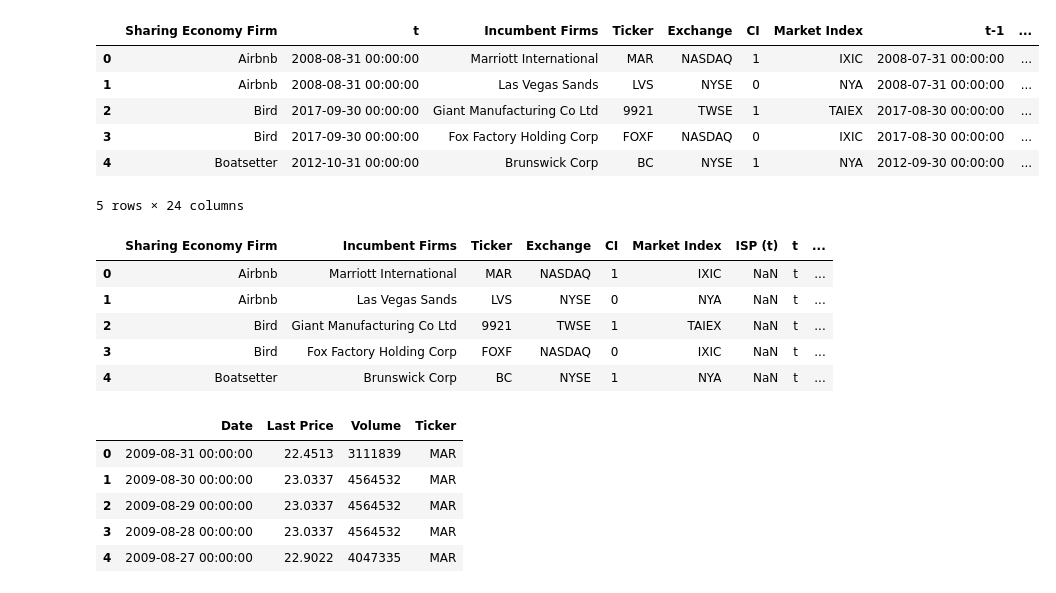
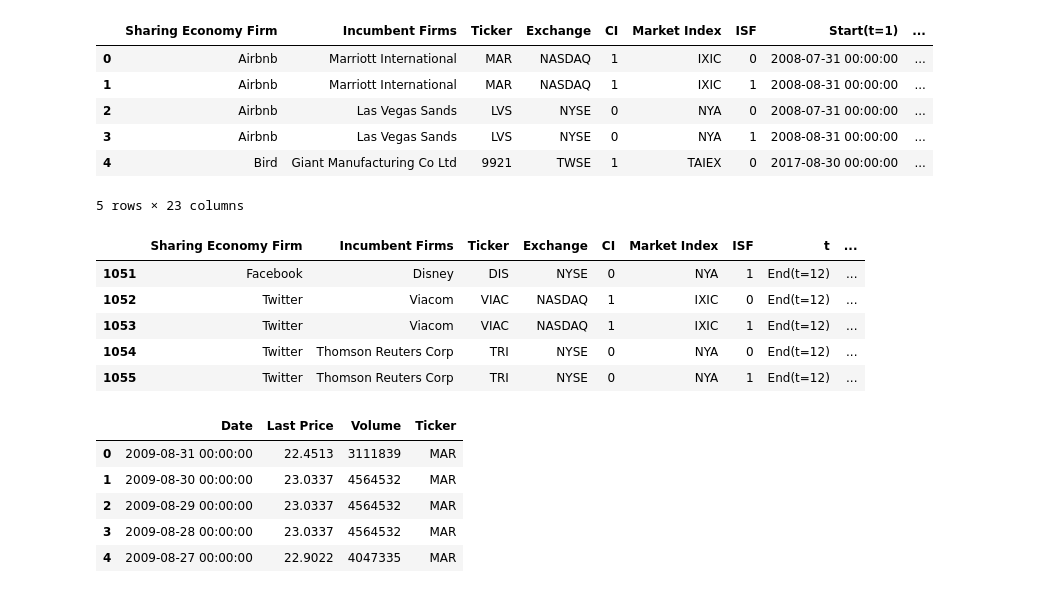
Before and after one commit to SolB77/Managerial-Economics-Senior-Thesis, a Jupyter notebook: Thesis Data Cleanup and Merging.ipynb, the cells around one changed output. Drawn from its saved outputs; the diff is of its cells as text; code cells hidden in the pictures.

Commit message:
Created Regression Data with New Design Matrix

```diff
--- a/Thesis Data Cleanup and Merging.ipynb
+++ b/Thesis Data Cleanup and Merging.ipynb
@@ -4,31 +4,32 @@ import pandas as pd
 import numpy as np
 import seaborn as sns
 # %%
-#Load tickerdata
-tickerdata = pd.read_excel(r'Data for Thesis.xlsx',engine='openpyxl',dtype=str)
+#Load ticker data
+tickerdata = pd.read_excel(r'Processed Data for Thesis with New Design Matrix.xlsx',engine='openpyxl',dtype=str)
 tickerdata.head()
 # %% [output]
-|  | Sharing Economy Firm | t | Incumbent Firms | Ticker | Exchange | CI | Market Index | t-1 | ... |
-| 0 | Airbnb | 2008-08-31 00:00:00 | Marriott International | MAR | NASDAQ | 1 | IXIC | 2008-07-31 00:00:00 | ... |
-| 1 | Airbnb | 2008-08-31 00:00:00 | Las Vegas Sands | LVS | NYSE | 0 | NYA | 2008-07-31 00:00:00 | ... |
-| 2 | Bird | 2017-09-30 00:00:00 | Giant Manufacturing Co Ltd | 9921 | TWSE | 1 | TAIEX | 2017-08-30 00:00:00 | ... |
-| 3 | Bird | 2017-09-30 00:00:00 | Fox Factory Holding Corp | FOXF | NASDAQ | 0 | IXIC | 2017-08-30 00:00:00 | ... |
-| 4 | Boatsetter | 2012-10-31 00:00:00 | Brunswick Corp | BC | NYSE | 1 | NYA | 2012-09-30 00:00:00 | ... |
+|  | Sharing Economy Firm | Incumbent Firms | Ticker | Exchange | CI | Market Index | ISF | Start(t=1) | ... |
+| 0 | Airbnb | Marriott International | MAR | NASDAQ | 1 | IXIC | 0 | 2008-07-31 00:00:00 | ... |
+| 1 | Airbnb | Marriott International | MAR | NASDAQ | 1 | IXIC | 1 | 2008-08-31 00:00:00 | ... |
+| 2 | Airbnb | Las Vegas Sands | LVS | NYSE | 0 | NYA | 0 | 2008-07-31 00:00:00 | ... |
+| 3 | Airbnb | Las Vegas Sands | LVS | NYSE | 0 | NYA | 1 | 2008-08-31 00:00:00 | ... |
+| 4 | Bird | Giant Manufacturing Co Ltd | 9921 | TWSE | 1 | TAIEX | 0 | 2017-08-30 00:00:00 | ... |
-5 rows × 24 columns
+5 rows × 23 columns
 # %%
 #Reshape/melt ticker data to make time an attribute
 transformedtickerdata = tickerdata.melt(id_vars=['Sharing Economy Firm', 'Incumbent Firms', 'Ticker',
-       'Exchange', 'CI', 'Market Index', 'ISP (t)', 'ISP (t-1)', 'ISP (t+1)', 'ISP (t-3)', 'ISP (t+3)',
-       'ISP (t-6)', 'ISP (t+6)', 'ISP (t-12)', 'ISP (t+12)'],var_name='t',value_name='Date').drop(['ISP (t-1)', 'ISP (t+1)', 'ISP (t-3)', 'ISP (t+3)', 'ISP (t-6)', 'ISP (t+6)', 'ISP (t-12)', 'ISP (t+12)'],1)
+       'Exchange', 'CI', 'Market Index', 'ISF', 'SP(Start(t=1))', 'SP(End(t=1))', 'SP(Start(t=3))',
+       'SP(End(t=3))', 'SP(Start(t=6))', 'SP(End(t=6))', 'SP(Start(t=12))', 'SP(End(t=12))'],var_name='t',value_name='Date').drop(columns=['SP(Start(t=1))', 'SP(End(t=1))', 'SP(Start(t=3))',
+       'SP(End(t=3))', 'SP(Start(t=6))', 'SP(End(t=6))', 'SP(Start(t=12))', 'SP(End(t=12))'])
 transformedtickerdata['Ticker'] = transformedtickerdata['Ticker'].astype(str)
-transformedtickerdata.head()
+transformedtickerdata.tail()
 # %% [output]
-|  | Sharing Economy Firm | Incumbent Firms | Ticker | Exchange | CI | Market Index | ISP (t) | t | ... |
-| 0 | Airbnb | Marriott International | MAR | NASDAQ | 1 | IXIC | NaN | t | ... |
-| 1 | Airbnb | Las Vegas Sands | LVS | NYSE | 0 | NYA | NaN | t | ... |
-| 2 | Bird | Giant Manufacturing Co Ltd | 9921 | TWSE | 1 | TAIEX | NaN | t | ... |
-| 3 | Bird | Fox Factory Holding Corp | FOXF | NASDAQ | 0 | IXIC | NaN | t | ... |
-| 4 | Boatsetter | Brunswick Corp | BC | NYSE | 1 | NYA | NaN | t | ... |
+|  | Sharing Economy Firm | Incumbent Firms | Ticker | Exchange | CI | Market Index | ISF | t | ... |
+| 1051 | Facebook | Disney | DIS | NYSE | 0 | NYA | 1 | End(t=12) | ... |
+| 1052 | Twitter | Viacom | VIAC | NASDAQ | 1 | IXIC | 0 | End(t=12) | ... |
+| 1053 | Twitter | Viacom | VIAC | NASDAQ | 1 | IXIC | 1 | End(t=12) | ... |
+| 1054 | Twitter | Thomson Reuters Corp | TRI | NYSE | 0 | NYA | 0 | End(t=12) | ... |
+| 1055 | Twitter | Thomson Reuters Corp | TRI | NYSE | 0 | NYA | 1 | End(t=12) | ... |
 # %%
 #Load equity data and transform
 equitydata = pd.read_excel(r'Bloomberg Equity Data.xlsx', engine='openpyxl',usecols=[0,1,2],sheet_name=None,dtype=str)
```
Also changed, not shown: parts of 17 cells of this notebook, 6 other files.
